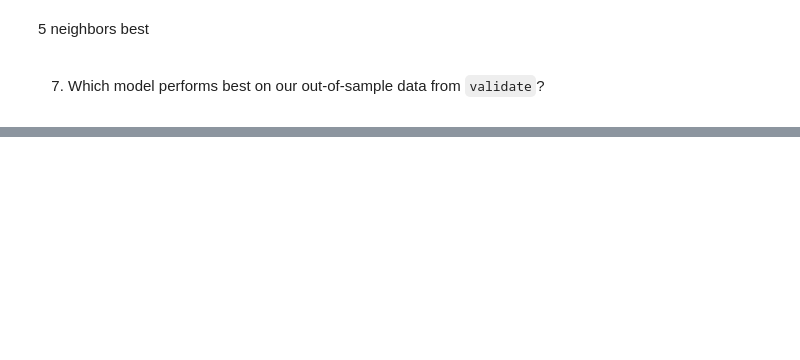
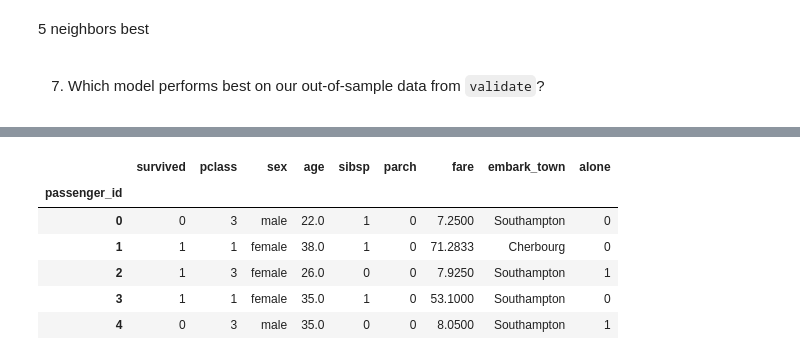
Before and after one commit to Jared-Godar/classification-exercises, a Jupyter notebook: model.ipynb, the cells around one changed output, grey strips where cells are left out. Cells and saved outputs as stored; diff of their text form; code cells hidden in the pictures; blank space fills up the shorter version.

```diff
--- a/model.ipynb
+++ b/model.ipynb
@@ -985,0 +648,4 @@ Accuracy of KNN 20 classifier on test set: 0.65
+# %%
+# Acquire Step
+df = acquire.get_titanic_data()
+df.head(2)
@@ -985,0 +724,10 @@ Accuracy of KNN 20 classifier on test set: 0.65
+# %%
+df.head()
+# %% [output]
+|  | survived | pclass | sex | age | sibsp | parch | fare | embark_town | alone |
+| passenger_id |  |  |  |  |  |  |  |  |  |
+| 0 | 0 | 3 | male | 22.0 | 1 | 0 | 7.2500 | Southampton | 0 |
+| 1 | 1 | 1 | female | 38.0 | 1 | 0 | 71.2833 | Cherbourg | 0 |
+| 2 | 1 | 3 | female | 26.0 | 0 | 0 | 7.9250 | Southampton | 1 |
+| 3 | 1 | 1 | female | 35.0 | 1 | 0 | 53.1000 | Southampton | 0 |
+| 4 | 0 | 3 | male | 35.0 | 0 | 0 | 8.0500 | Southampton | 1 |
```
Also changed, not shown: parts of 111 cells of this notebook, 5 other files.
